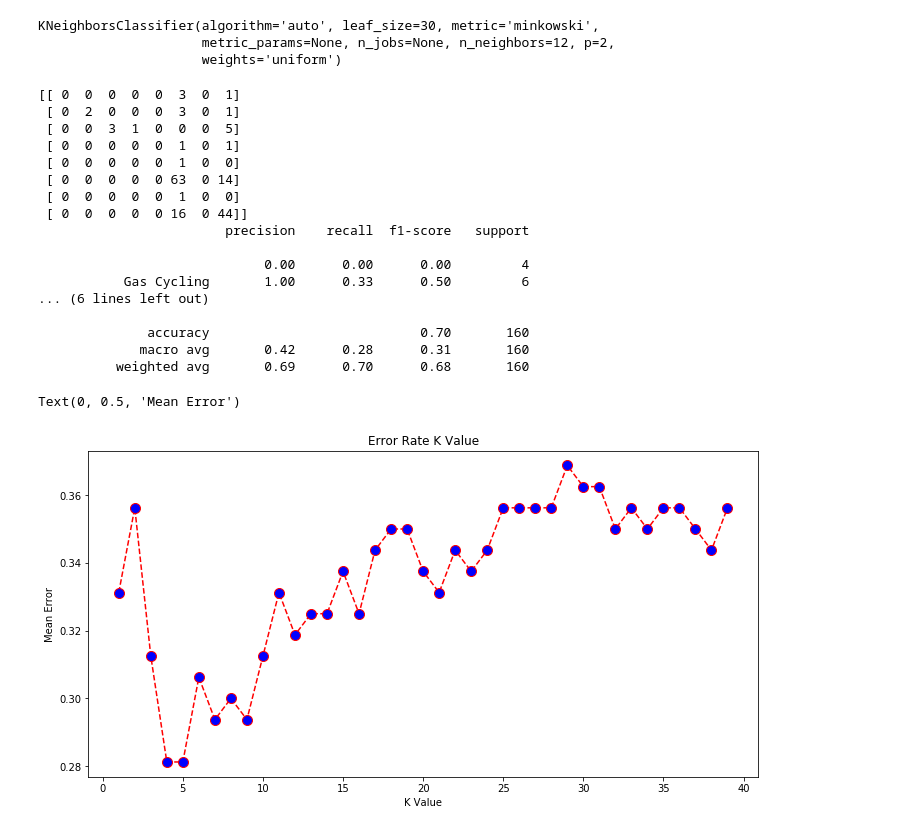
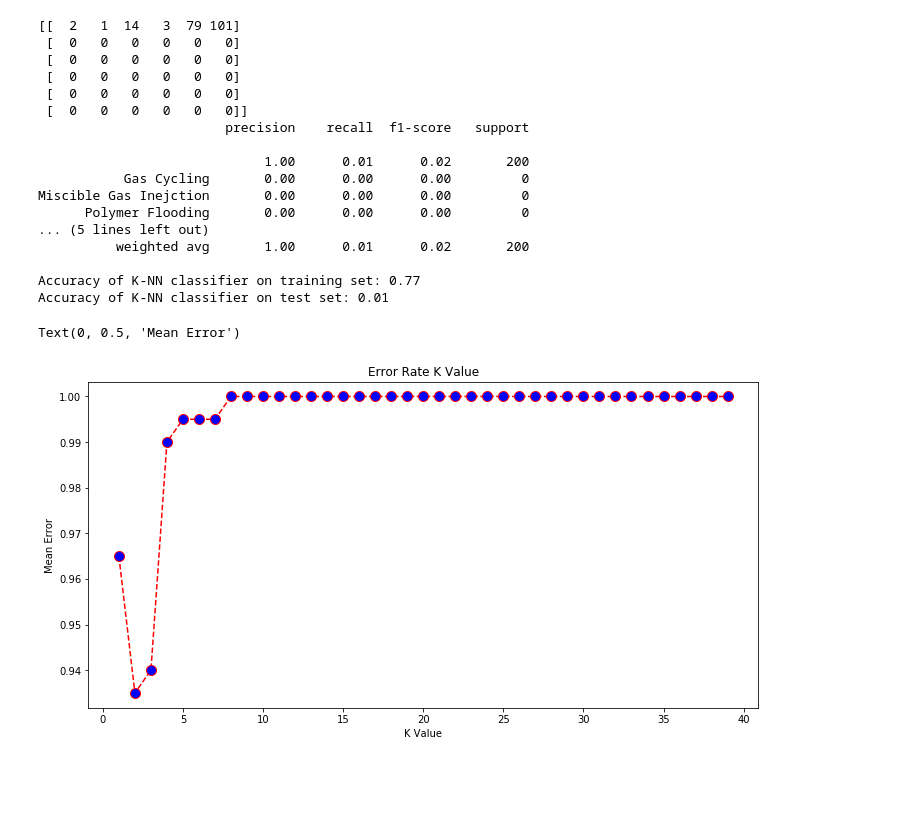
Before and after one commit to CebaJuaB/SPE_Hackathon, a Jupyter notebook: Juan_Ceballos_SPE_recobro.ipynb, the cells around one changed output. Cells and saved outputs as stored; diff of their text form; code cells hidden in the pictures; blank space fills up the shorter version.

```diff
--- a/Juan_Ceballos_SPE_recobro.ipynb
+++ b/Juan_Ceballos_SPE_recobro.ipynb
@@ -121,4 +117,4 @@ plt.show()
 # %%
-feature_names = ['OILGRAV', 'PRESS', 'Field.OILRATE', 'Field.WATRATE', 'Field.GASRATE','Field.INJWATRATE', 'Field.INJGASRATE', 'PROD.PI','WINJ.PI']
-X = df[feature_names].values
-y = df['RECOVERY'].values
+feature_names = ['OILGRAV', 'PRESS', 'SOLGOR', 'Field.OILRATE', 'Field.WATRATE', 'Field.GASRATE','Field.INJWATRATE', 'Field.INJGASRATE']
+X = df[feature_names]
+y = df['RECOVERY']
@@ -131,9 +131,2 @@ scaler.fit(X_train)
 X_train = scaler.transform(X_train)
 X_test = scaler.transform(X_test)
-# %%
-classifier = KNeighborsClassifier(n_neighbors=12)
-classifier.fit(X_train, y_train)
-# %% [output]
-KNeighborsClassifier(algorithm='auto', leaf_size=30, metric='minkowski',
-                     metric_params=None, n_jobs=None, n_neighbors=12, p=2,
-                     weights='uniform')
@@ -142,49 +133,44 @@ y_pred = classifier.predict(X_test)
-# %%
-X_train, X_test, y_train, y_test = train_test_split(X, y, test_size=0.20)
-
-scaler = StandardScaler()
-scaler.fit(X_train)
-
-X_train = scaler.transform(X_train)
-X_test = scaler.transform(X_test)
-classifier = KNeighborsClassifier(n_neighbors=8)
-classifier.fit(X_train, y_train)
-y_pred = classifier.predict(X_test)
-print(confusion_matrix(y_test, y_pred))
-print(classification_report(y_test, y_pred))
-# %% [output]
-[[ 0  0  0  0  0  3  0  1]
- [ 0  2  0  0  0  3  0  1]
- [ 0  0  3  1  0  0  0  5]
- [ 0  0  0  0  0  1  0  1]
- [ 0  0  0  0  0  1  0  0]
- [ 0  0  0  0  0 63  0 14]
- [ 0  0  0  0  0  1  0  0]
- [ 0  0  0  0  0 16  0 44]]
-                        precision    recall  f1-score   support
-
-                             0.00      0.00      0.00         4
-           Gas Cycling       1.00      0.33      0.50         6
-... (6 lines left out)
-
-              accuracy                           0.70       160
-             macro avg       0.42      0.28      0.31       160
-          weighted avg       0.69      0.70      0.68       160
 # %%
+classifier = KNeighborsClassifier(n_neighbors=4)
+classifier.fit(X_train, y_train)
+y_pred = classifier.predict(X_test)
+print(confusion_matrix(y_test, y_pred))
+print(classification_report(y_test, y_pred))
+print('Accuracy of K-NN classifier on training set: {:.2f}'
+     .format(classifier.score(X_train, y_train)))
+print('Accuracy of K-NN classifier on test set: {:.2f}'
+     .format(classifier.score(X_test, y_test)))
 error = []
 # Calculating error for K values between 1 and 40
 for i in range(1, 40):
     knn = KNeighborsClassifier(n_neighbors=i)
     knn.fit(X_train, y_train)
     pred_i = knn.predict(X_test)
     error.append(np.mean(pred_i != y_test))
 plt.figure(figsize=(12, 6))
 plt.plot(range(1, 40), error, color='red', linestyle='dashed', marker='o',
          markerfacecolor='blue', markersize=10)
 plt.title('Error Rate K Value')
 plt.xlabel('K Value')
 plt.ylabel('Mean Error')
 # %% [output]
-Text(0, 0.5, 'Mean Error')
+[[  2   1  14   3  79 101]
+ [  0   0   0   0   0   0]
+ [  0   0   0   0   0   0]
+ [  0   0   0   0   0   0]
+ [  0   0   0   0   0   0]
+ [  0   0   0   0   0   0]]
+                        precision    recall  f1-score   support
+
+                             1.00      0.01      0.02       200
+           Gas Cycling       0.00      0.00      0.00         0
+Miscible Gas Inejction       0.00      0.00      0.00         0
+      Polymer Flooding       0.00      0.00      0.00         0
+... (5 lines left out)
+          weighted avg       1.00      0.01      0.02       200
+
+Accuracy of K-NN classifier on training set: 0.77
+Accuracy of K-NN classifier on test set: 0.01
+Text(0, 0.5, 'Mean Error')
-[figure, old version]
+[figure, new version]
 # %%
```
Also changed, not shown: parts of 32 cells of this notebook, 4 other files.
